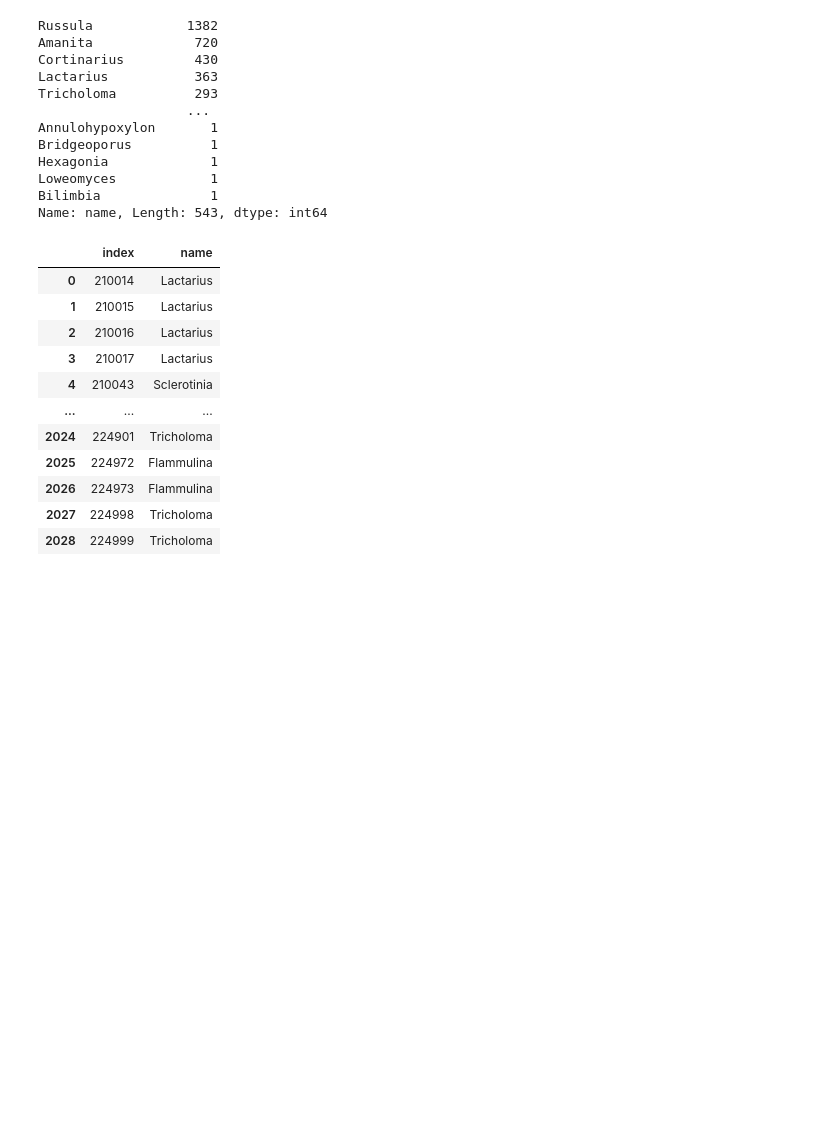
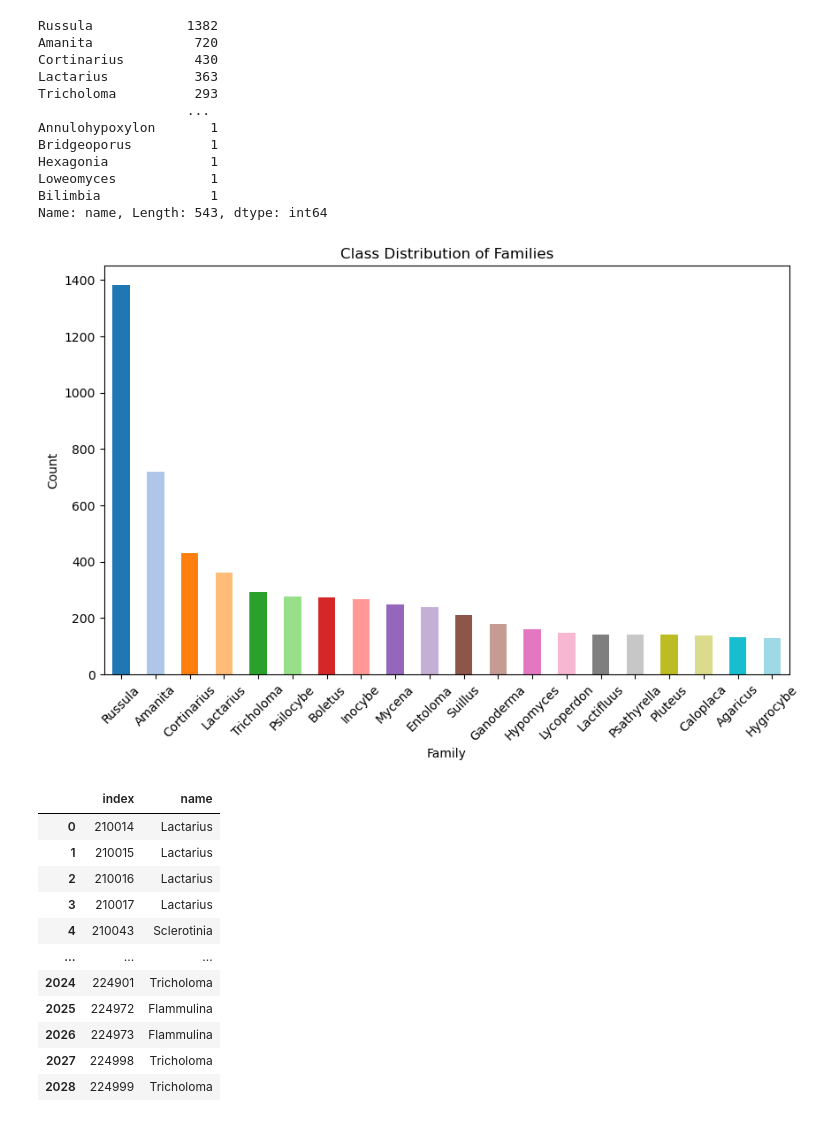
Before and after one commit to ellkrauze/bdt, a Jupyter notebook: main.ipynb, the cells around one changed output. Drawn from its saved outputs; the diff is of its cells as text; code cells hidden in the pictures; blank space fills up the shorter version.

Commit message:
with distribution graph

```diff
--- a/main.ipynb
+++ b/main.ipynb
@@ -74,6 +73,19 @@ Hexagonia             1
 Loweomyces            1
 Bilimbia              1
 Name: name, Length: 543, dtype: int64
+# %%
+families_distr = families.head(20)
+colors = sns.color_palette('tab20', len(families))
+
+plt.figure(figsize=(10, 6))
+families_distr.plot(kind='bar', color=colors)
+plt.xlabel('Family')
+plt.ylabel('Count')
+plt.title('Class Distribution of Families')
+plt.xticks(rotation=45)
+plt.show()
+# %% [output]
+[figure, added]
 # %%
 top = df_exist_photos[df_exist_photos.name.isin(families.index)]
 # top = pd.DataFrame()
```
Also changed, not shown: parts of 3 cells of this notebook.
